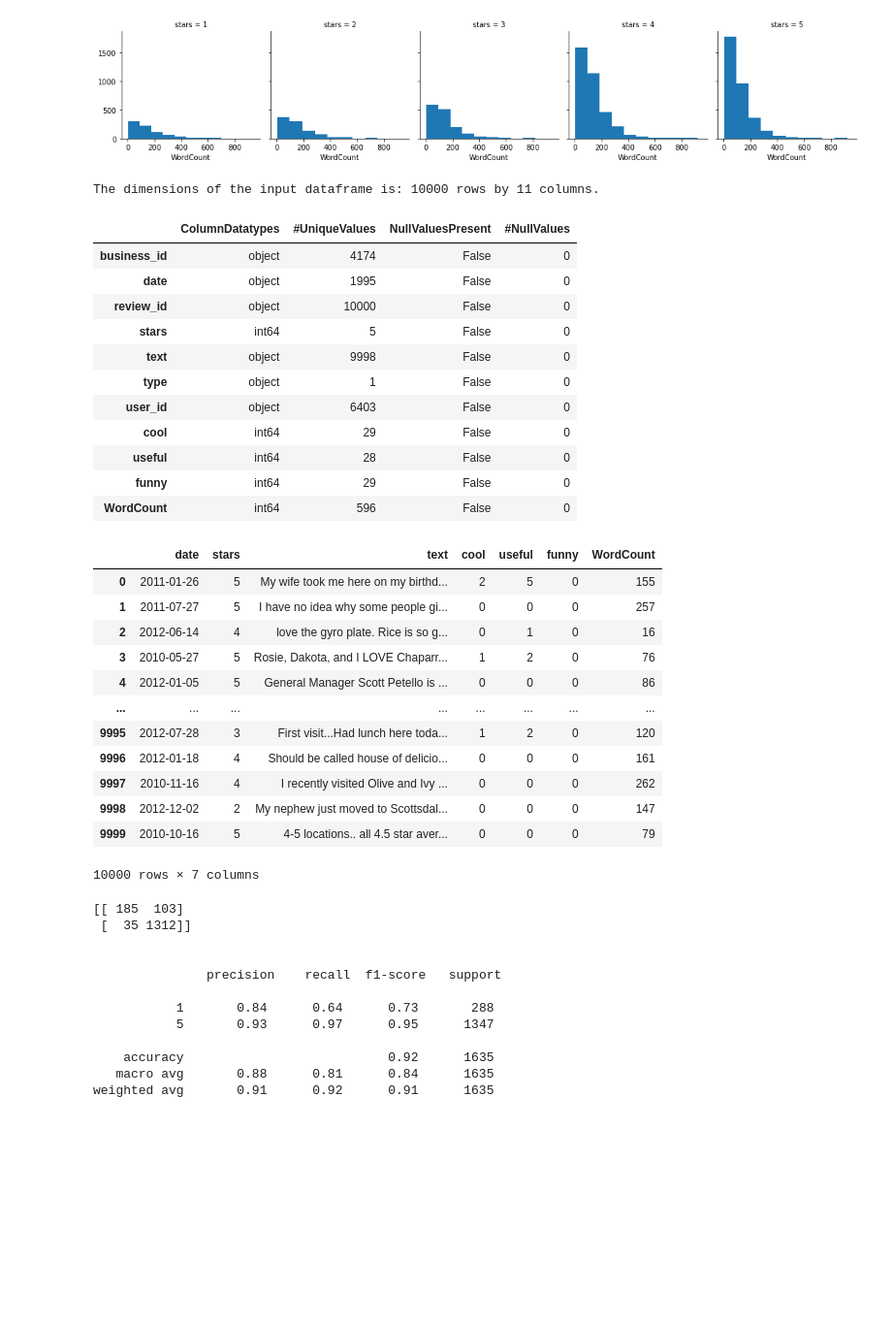
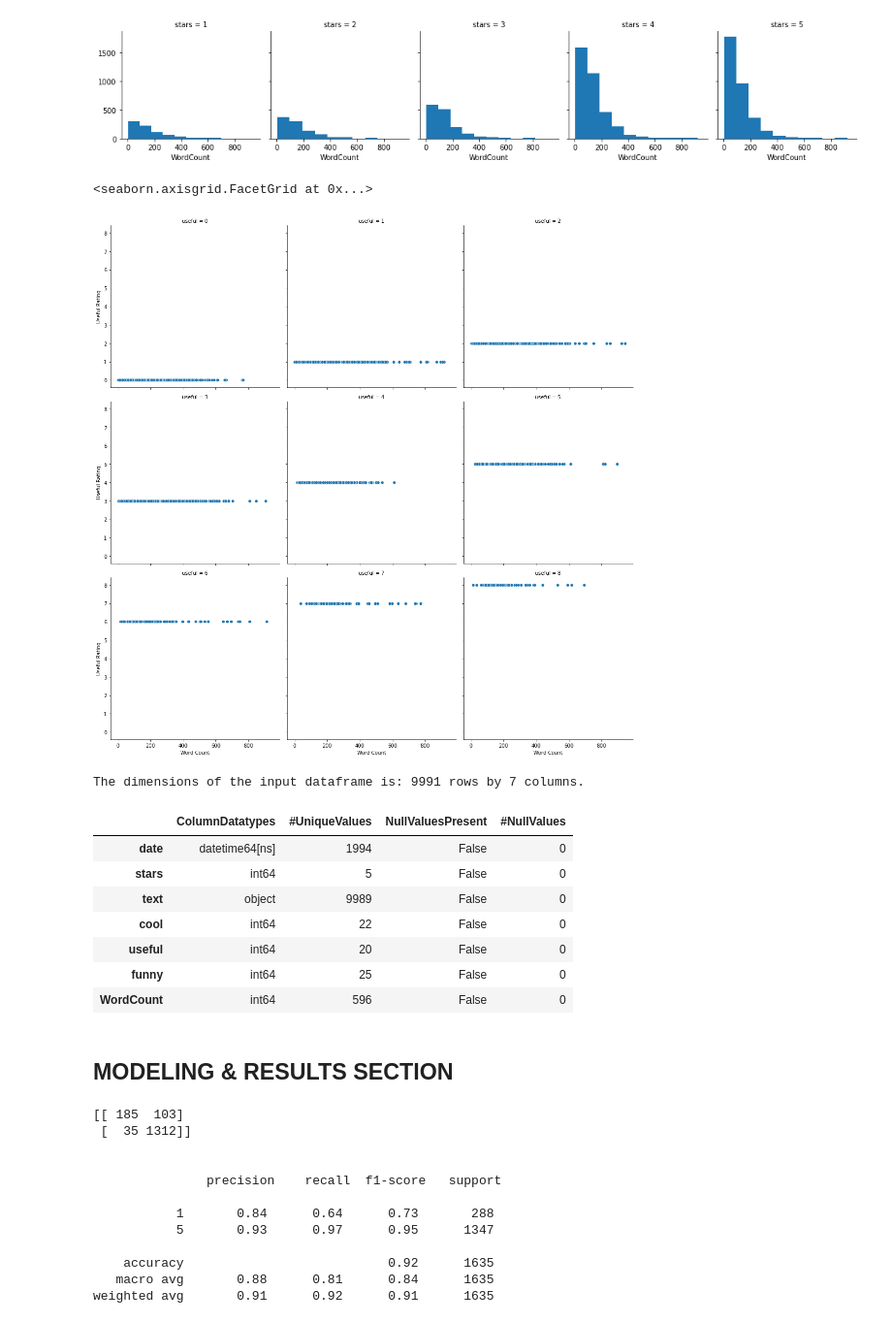
Before and after one commit to SrivanV/YelpReview-NaiveBayes-DataAnalysis, a Jupyter notebook: Yelp Review Project.ipynb, the cells around one changed output. Shown: that part at 97% size. Cells and saved outputs as stored; diff of their text form; code cells hidden in the pictures; blank space fills up the shorter version.

```diff
--- a/Yelp Review Project.ipynb
+++ b/Yelp Review Project.ipynb
@@ -50,0 +67,6 @@ YelpReviews.describe()
+# %%
+# CONVERT THE COLUMNS THAT ARE OF THE WRONG DATATYPE
+YelpReviews['text'] = YelpReviews['text'].astype(str)
+YelpReviews['date'] = pandas.to_datetime(YelpReviews['date'])
+CustomYelpMetrics = CustomMetrics(YelpReviews)
+CustomYelpMetrics
@@ -77,42 +143,29 @@ Words_Stars.map(PyPlot.hist, 'WordCount')
 # %% [output]
 <seaborn.axisgrid.FacetGrid at 0x...>
 [figure]
-# %%
-# CALLING THE CUSTOM FUNCTION TO GET THE ADDITIONAL DETAILED VALUES
-CustomYelpMetrics = CustomMetrics(YelpReviews)
-CustomYelpMetrics
-# %% [output]
-The dimensions of the input dataframe is: 10000 rows by 11 columns.
-|  | ColumnDatatypes | #UniqueValues | NullValuesPresent | #NullValues |
-| business_id | object | 4174 | False | 0 |
-| date | object | 1995 | False | 0 |
-| review_id | object | 10000 | False | 0 |
-| stars | int64 | 5 | False | 0 |
-| text | object | 9998 | False | 0 |
-| type | object | 1 | False | 0 |
-| user_id | object | 6403 | False | 0 |
-| cool | int64 | 29 | False | 0 |
-| useful | int64 | 28 | False | 0 |
-| funny | int64 | 29 | False | 0 |
-| WordCount | int64 | 596 | False | 0 |
-# %%
-# DROP THE COLUMNS THAT HAVE EITHER RANDOMLY GENERATED VALUES OR VERY LITTLE VARIANCE
-YelpReviews.drop(labels = ['business_id', 'review_id', 'user_id', 'type'], axis = 1, inplace = True)
-YelpReviews
-# %% [output]
-|  | date | stars | text | cool | useful | funny | WordCount |
-| 0 | 2011-01-26 | 5 | My wife took me here on my birthd... | 2 | 5 | 0 | 155 |
-| 1 | 2011-07-27 | 5 | I have no idea why some people gi... | 0 | 0 | 0 | 257 |
-| 2 | 2012-06-14 | 4 | love the gyro plate. Rice is so g... | 0 | 1 | 0 | 16 |
-| 3 | 2010-05-27 | 5 | Rosie, Dakota, and I LOVE Chaparr... | 1 | 2 | 0 | 76 |
-| 4 | 2012-01-05 | 5 | General Manager Scott Petello is ... | 0 | 0 | 0 | 86 |
-| ... | ... | ... | ... | ... | ... | ... | ... |
-| 9995 | 2012-07-28 | 3 | First visit...Had lunch here toda... | 1 | 2 | 0 | 120 |
-| 9996 | 2012-01-18 | 4 | Should be called house of delicio... | 0 | 0 | 0 | 161 |
-| 9997 | 2010-11-16 | 4 | I recently visited Olive and Ivy ... | 0 | 0 | 0 | 262 |
-| 9998 | 2012-12-02 | 2 | My nephew just moved to Scottsdal... | 0 | 0 | 0 | 147 |
-| 9999 | 2010-10-16 | 5 | 4-5 locations.. all 4.5 star aver... | 0 | 0 | 0 | 79 |
-10000 rows × 7 columns
+# %%
+# REMOVE THE OUTLIERS THAT SIT OUTSIDE OF THE LOWER & UPPER FENCE VALUES.
+NoOutliers = YelpReviews[YelpReviews['useful'].between(YelpReviews['useful'].quantile(.1), YelpReviews['useful'].quantile(.98))]
+Words_Useful = seaborn.FacetGrid(NoOutliers, col = 'useful', height = 5, aspect = 1, col_wrap = 3)
+Words_Useful.map_dataframe(seaborn.scatterplot, x = 'WordCount', y = 'useful')
+Words_Useful.set_axis_labels("Word Count", "Useful Rating")
+# %% [output]
+<seaborn.axisgrid.FacetGrid at 0x...>
+[figure, added]
+# %%
+CustomMetrics(NoOutliers)
+# %% [output]
+The dimensions of the input dataframe is: 9991 rows by 7 columns.
+|  | ColumnDatatypes | #UniqueValues | NullValuesPresent | #NullValues |
+| date | datetime64[ns] | 1994 | False | 0 |
+| stars | int64 | 5 | False | 0 |
+| text | object | 9989 | False | 0 |
+| cool | int64 | 22 | False | 0 |
+| useful | int64 | 20 | False | 0 |
+| funny | int64 | 25 | False | 0 |
+| WordCount | int64 | 596 | False | 0 |
+# %% [markdown]
+## MODELING & RESULTS SECTION
 # %%
 # SELECT THE REVIEWS THAT WERE ASSOCIATED WITH THE BEST AND WORST RATING IN THE DATASET
 YelpReviews2 = YelpReviews[(YelpReviews.stars == 1) | (YelpReviews.stars == 5)]
```
Also changed, not shown: parts of 10 cells of this notebook.
